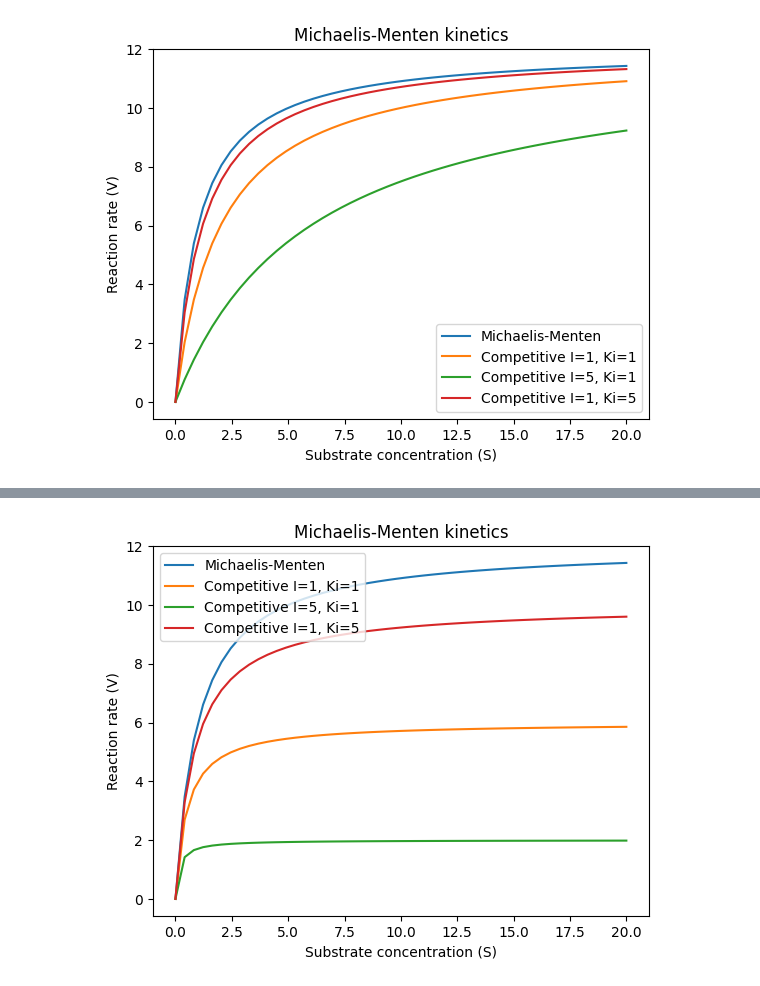
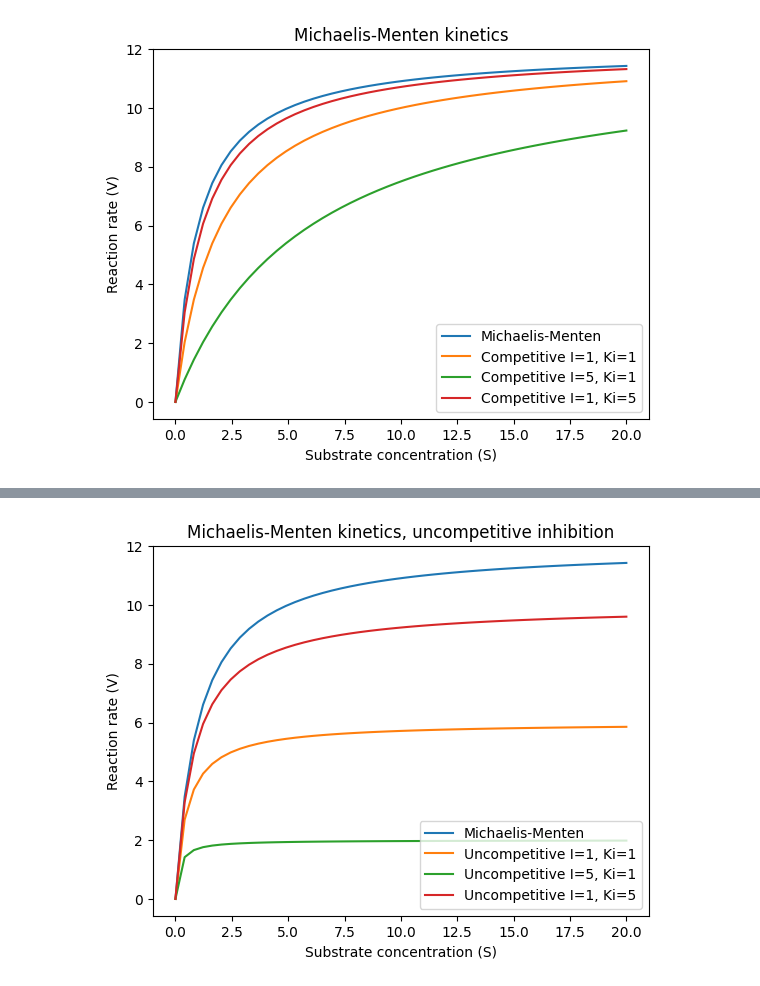
Before and after one commit to sachagijsbers/comp_bio, a Jupyter notebook: lawofmass.ipynb, the cells around one changed output, grey strips where cells are left out. Drawn from its saved outputs; the diff is of its cells as text; code cells hidden in the pictures.

```diff
--- a/lawofmass.ipynb
+++ b/lawofmass.ipynb
@@ -163,7 +163,7 @@ def mm_competitive(S_list, I, Ki, Km=1, Vmax=12):
     for S in S_list:
         V = (Vmax * S) / ((1+I/Ki)*Km + S)
         V_list.append(V)
-    return V_list
+    return np.array(V_list)
 
 def mm_uncompetitive(S_list, I, Ki, Km=1, Vmax=12):
     """
@@ -175,7 +175,7 @@ def mm_uncompetitive(S_list, I, Ki, Km=1, Vmax=12):
     for S in S_list:
         V = (Vmax * S) / (Km + (1+I/Ki)*S)
         V_list.append(V)
-    return V_list
+    return np.array(V_list)
 
 def mm_noncompetitive(S_list, I, Ki, Km=1, Vmax=12):
     """
@@ -187,7 +187,7 @@ def mm_noncompetitive(S_list, I, Ki, Km=1, Vmax=12):
     for S in S_list:
         V = (Vmax * S) / (1+I/Ki)*(Km + S)
         V_list.append(V)
-    return V_list
+    return np.array(V_list)
 # %%
 S_list = np.linspace(0, 20, 50)
 V_list_1 = michaelis_menten(S_list, 1, 12)
@@ -210,19 +222,19 @@ plt.show()
 # %%
 S_list = np.linspace(0, 20, 50)
 V_list_1 = michaelis_menten(S_list, 1, 12)
 V_list_2 = mm_uncompetitive(S_list, 1, 1)
 V_list_3 = mm_uncompetitive(S_list, 5, 1)
 V_list_4 = mm_uncompetitive(S_list, 1, 5)
 
 
 plt.plot(S_list, V_list_1, label='Michaelis-Menten')
-plt.plot(S_list, V_list_2, label='Competitive I=1, Ki=1')
-plt.plot(S_list, V_list_3, label='Competitive I=5, Ki=1')
-plt.plot(S_list, V_list_4, label='Competitive I=1, Ki=5')
+plt.plot(S_list, V_list_2, label='Uncompetitive I=1, Ki=1')
+plt.plot(S_list, V_list_3, label='Uncompetitive I=5, Ki=1')
+plt.plot(S_list, V_list_4, label='Uncompetitive I=1, Ki=5')
 plt.legend()
 plt.xlabel('Substrate concentration (S)')
 plt.ylabel('Reaction rate (V)')
-plt.title('Michaelis-Menten kinetics')
+plt.title('Michaelis-Menten kinetics, uncompetitive inhibition')
 plt.show()
 # %% [output]
-[figure, old version]
+[figure, new version]
```
Also changed, not shown: parts of 4 cells of this notebook.
